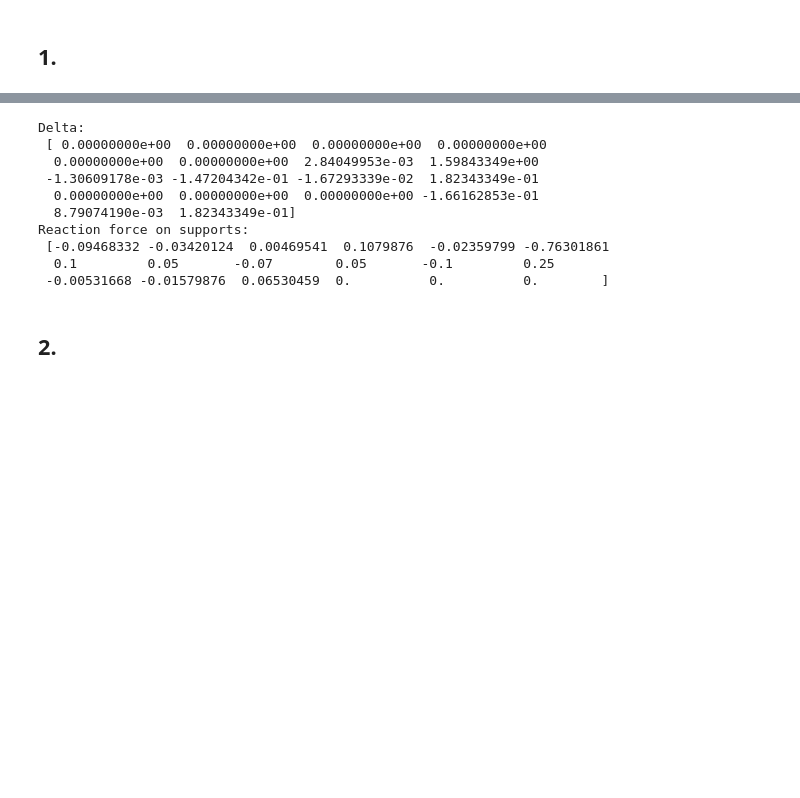
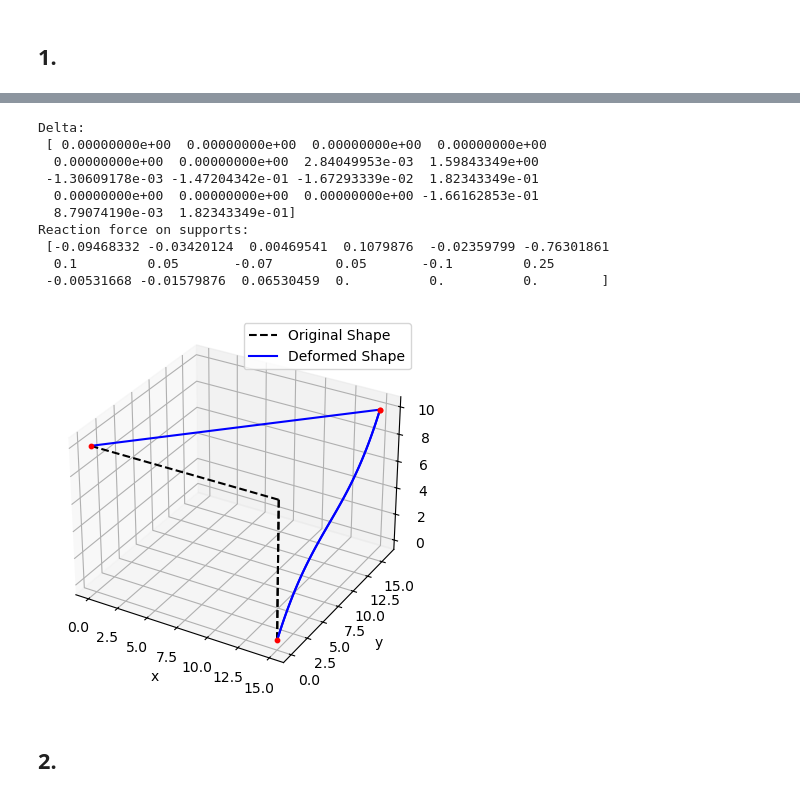
Before and after one commit to erfanhamdi/mastanJ, a Jupyter notebook: tutorials.ipynb, the cells around one changed output, grey strips where cells are left out. Drawn from its saved outputs; the diff is of its cells as text; code cells hidden in the pictures; blank space fills up the shorter version.

Commit message:
added the plotting

```diff
--- a/tutorials.ipynb
+++ b/tutorials.ipynb
@@ -123,33 +124,36 @@ b = 0.5
 h = 1.0
 E = 1000
 nu = 0.3
 A = b*h
 Iy = h * b**3 / 12
 Iz = b * h**3 / 12
 I_polar = b*h/12 * (h**2 + b**2)
 J = 0.02861
 F3 = Frame()
 node0 = Node(coords = np.array([0, 0, 10]), u_x = 0, u_y = 0, u_z = 0, theta_x = 0, theta_y = 0, theta_z = 0)
 node1 = Node(coords = np.array([15, 0, 10]), F_x = 0.1, F_y = 0.05, F_z = -0.07, M_x = 0.05, M_y = -0.1, M_z = 0.25)
 node2 = Node(coords = np.array([15, 0, 0]), u_x = 0, u_y = 0, u_z = 0, M_x = 0, M_y = 0, M_z = 0)
 element0 = Element(node_list=[node0, node1], A = A, E = E, Iz = Iz, Iy= Iy, J = J, nu = nu, local_z = np.array([0, 0, 1]))
 element1 = Element(node_list=[node1, node2], A = A, E = E, Iy = Iy, Iz = Iz, J = J, nu = nu, local_z = np.array([1, 0, 0]))
 F3.add_elements([element0, element1])
 F3.assemble()
 delta, F_rxn = F3.solve()
 print(f"Delta:\n {delta}")
 print(f"Reaction force on supports:\n {F_rxn}")
+hermite_sf = HermiteShapeFunctions()
+plot_deformed([element0, element1], hermite_sf, delta, scale=10)
 # %% [output]
 Delta:
  [ 0.00000000e+00  0.00000000e+00  0.00000000e+00  0.00000000e+00
   0.00000000e+00  0.00000000e+00  2.84049953e-03  1.59843349e+00
  -1.30609178e-03 -1.47204342e-01 -1.67293339e-02  1.82343349e-01
   0.00000000e+00  0.00000000e+00  0.00000000e+00 -1.66162853e-01
   8.79074190e-03  1.82343349e-01]
 Reaction force on supports:
  [-0.09468332 -0.03420124  0.00469541  0.1079876  -0.02359799 -0.76301861
   0.1         0.05       -0.07        0.05       -0.1         0.25
  -0.00531668 -0.01579876  0.06530459  0.          0.          0.        ]
+[figure, added]
 # %% [markdown]
 ## 2.
 # %% [markdown]
```
Also changed, not shown: parts of 2 cells of this notebook, 6 other files.
